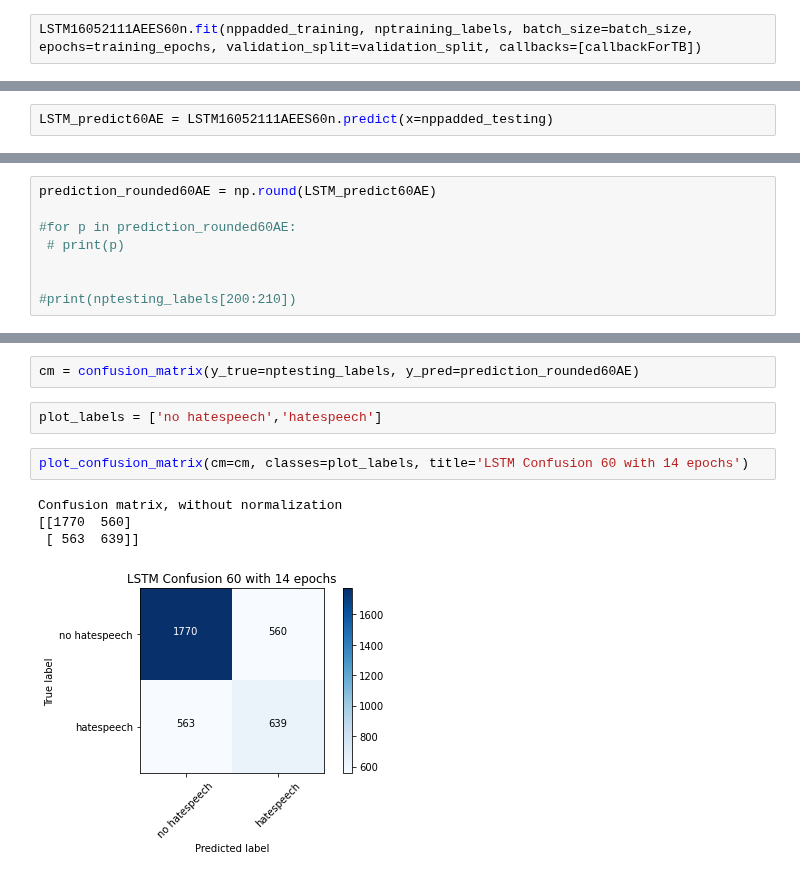
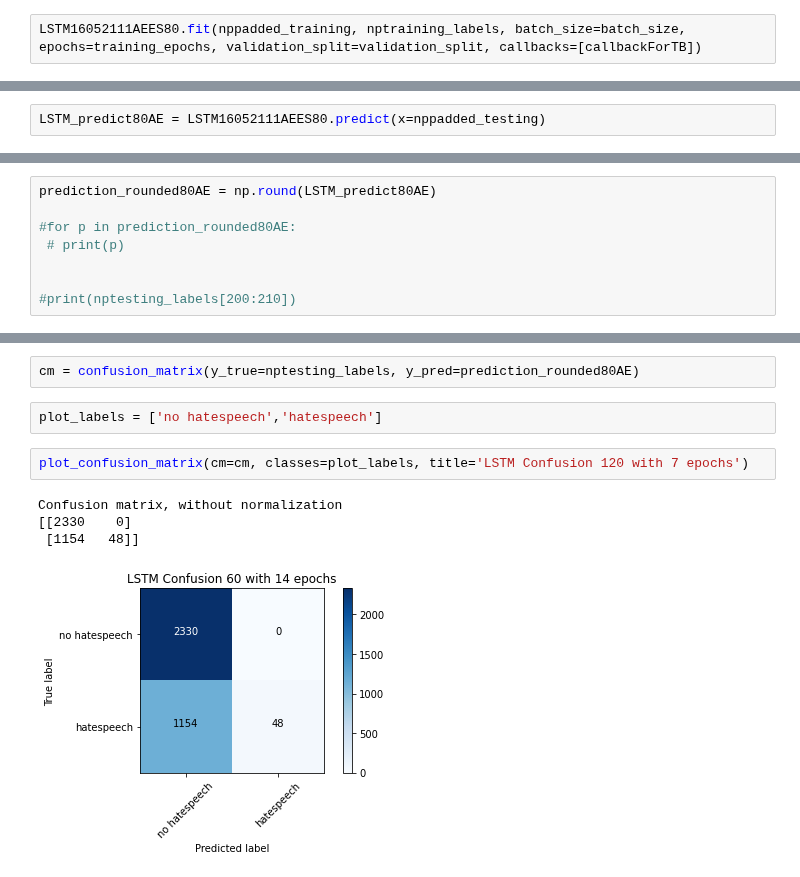
Before and after one commit to BiancaStadl/ProjektarbeitML, a Jupyter notebook: LSTM.ipynb, the cells around one changed output, grey strips where cells are left out. Drawn from its saved outputs; the diff is of its cells as text.

Commit message:
LSTM 120 with 7 epochs, very bad

```diff
--- a/LSTM.ipynb
+++ b/LSTM.ipynb
@@ -429,5 +429,5 @@ callbackEarlyStopping = [
     )
 ]
 # %%
-LSTM16052111AEES60n.fit(nppadded_training, nptraining_labels, batch_size=batch_size, epochs=training_epochs, validation_split=validation_split, callbacks=[callbackForTB])
+LSTM16052111AEES80.fit(nppadded_training, nptraining_labels, batch_size=batch_size, epochs=training_epochs, validation_split=validation_split, callbacks=[callbackForTB])
 # %% [output]
@@ -469,3 +466,3 @@ metrics_f1) = LSTM16052111AEES60n.evaluate(nppadded_testing, nptesting_labels, v
 # %%
-LSTM_predict60AE = LSTM16052111AEES60n.predict(x=nppadded_testing)
+LSTM_predict80AE = LSTM16052111AEES80.predict(x=nppadded_testing)
 # %%
@@ -473,8 +470,8 @@ LSTM_predict60AE = LSTM16052111AEES60n.predict(x=nppadded_testing)
  # print(p)
 # %%
-prediction_rounded60AE = np.round(LSTM_predict60AE)
+prediction_rounded80AE = np.round(LSTM_predict80AE)
 
-#for p in prediction_rounded60AE:
+#for p in prediction_rounded80AE:
  # print(p)
 
 
@@ -524,13 +521,13 @@ def plot_confusion_matrix(cm, classes,
     plt.ylabel('True label')
     plt.xlabel('Predicted label')
 # %%
-cm = confusion_matrix(y_true=nptesting_labels, y_pred=prediction_rounded60AE)
+cm = confusion_matrix(y_true=nptesting_labels, y_pred=prediction_rounded80AE)
 # %%
 plot_labels = ['no hatespeech','hatespeech']
 # %%
-plot_confusion_matrix(cm=cm, classes=plot_labels, title='LSTM Confusion 60 with 14 epochs')
+plot_confusion_matrix(cm=cm, classes=plot_labels, title='LSTM Confusion 120 with 7 epochs')
 # %% [output]
 Confusion matrix, without normalization
-[[1770  560]
- [ 563  639]]
+[[2330    0]
+ [1154   48]]
-[figure, old version]
+[figure, new version]
```
Also changed, not shown: parts of 7 cells of this notebook.
